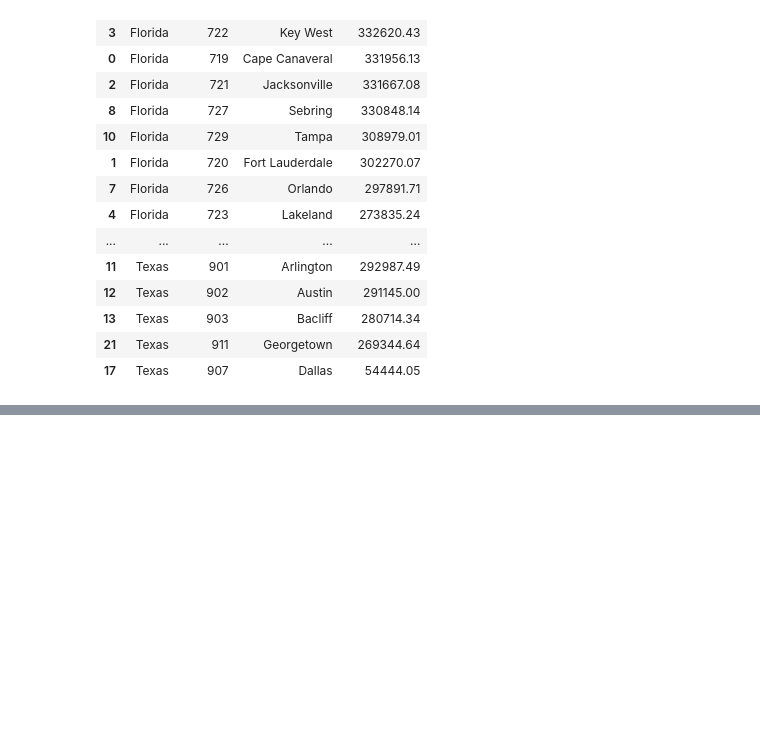
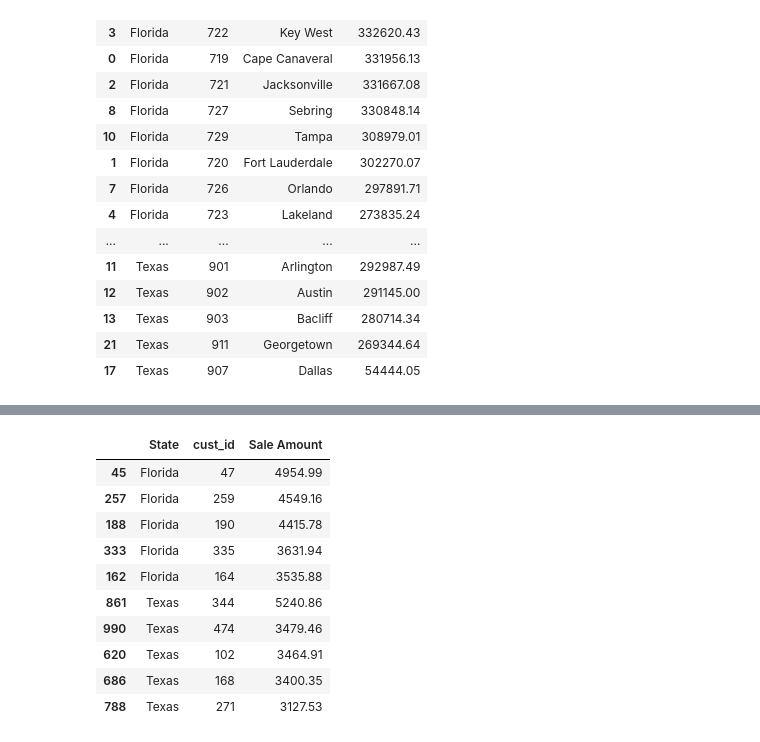
Before and after one commit to lalberto01/Capstone_2, a Jupyter notebook: Alberto_sales_analysis.ipynb, the cells around one changed output, grey strips where cells are left out. Cells and saved outputs as stored; diff of their text form; code cells hidden in the pictures; blank space fills up the shorter version.

```diff
--- a/Alberto_sales_analysis.ipynb
+++ b/Alberto_sales_analysis.ipynb
@@ -281,0 +306,14 @@ top_stores
+# %%
+top_customers.groupby("State").head(5)
+# %% [output]
+|  | State | cust_id | Sale Amount |
+| 45 | Florida | 47 | 4954.99 |
+| 257 | Florida | 259 | 4549.16 |
+| 188 | Florida | 190 | 4415.78 |
+| 333 | Florida | 335 | 3631.94 |
+| 162 | Florida | 164 | 3535.88 |
+| 861 | Texas | 344 | 5240.86 |
+| 990 | Texas | 474 | 3479.46 |
+| 620 | Texas | 102 | 3464.91 |
+| 686 | Texas | 168 | 3400.35 |
+| 788 | Texas | 271 | 3127.53 |
```
Also changed, not shown: parts of 12 cells of this notebook.
